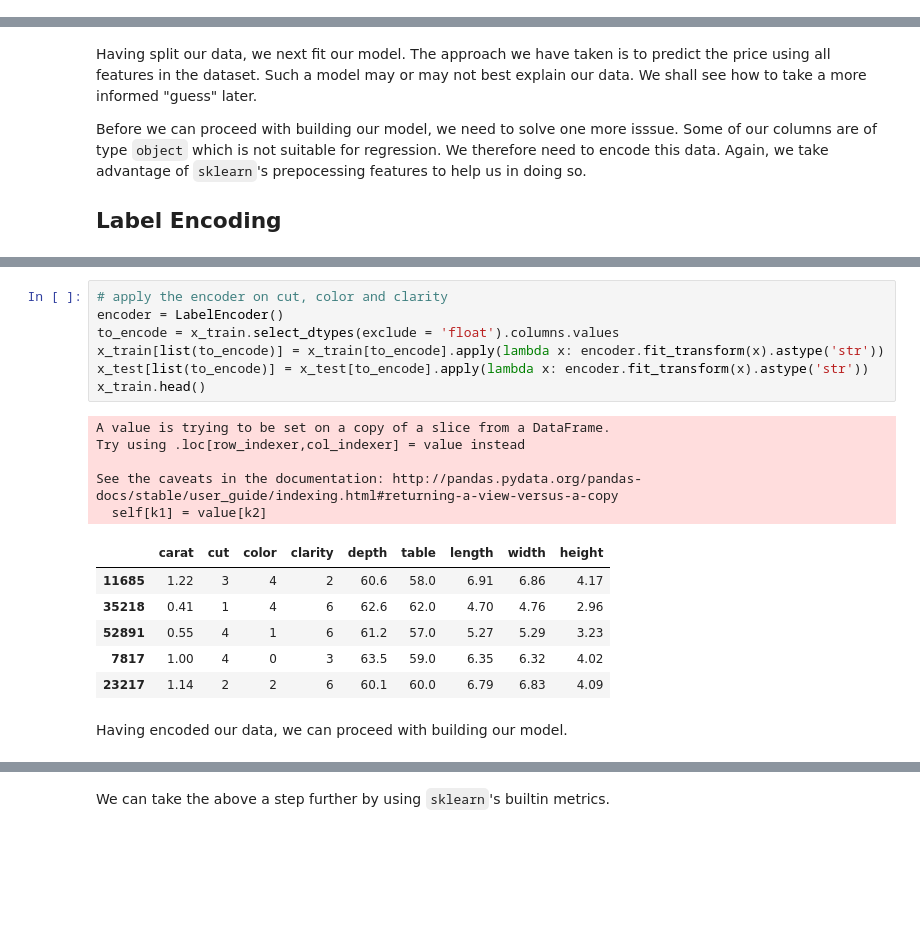
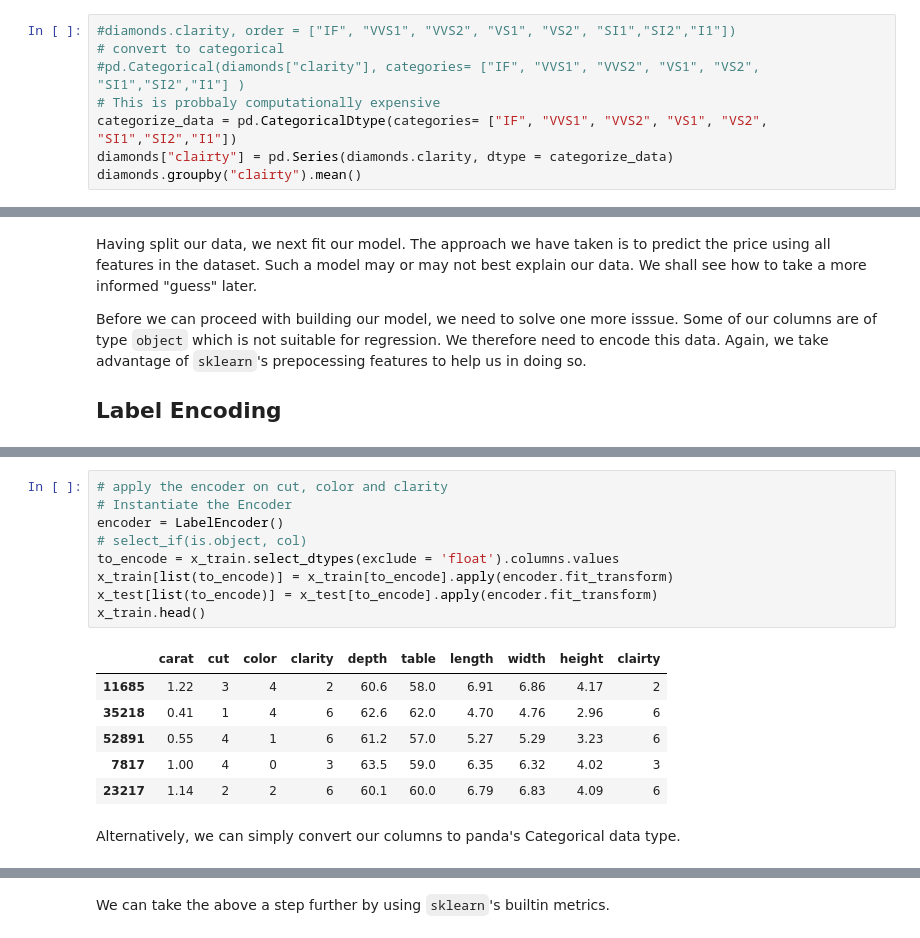
Before and after one commit to Nelson-Gon/sweetpy, a Jupyter notebook: pandas_and_diamonds.ipynb, the cells around one changed output, grey strips where cells are left out. Cells and saved outputs as stored; diff of their text form; blank space fills up the shorter version.

```diff
--- a/pandas_and_diamonds.ipynb
+++ b/pandas_and_diamonds.ipynb
@@ -327,0 +355,8 @@ dtype: float64
+# %%
+#diamonds.clarity, order = ["IF", "VVS1", "VVS2", "VS1", "VS2", "SI1","SI2","I1"])
+# convert to categorical
+#pd.Categorical(diamonds["clarity"], categories= ["IF", "VVS1", "VVS2", "VS1", "VS2", "SI1","SI2","I1"] )
+# This is probbaly computationally expensive
+categorize_data = pd.CategoricalDtype(categories= ["IF", "VVS1", "VVS2", "VS1", "VS2", "SI1","SI2","I1"])
+diamonds["clairty"] = pd.Series(diamonds.clarity, dtype = categorize_data)
+diamonds.groupby("clairty").mean()
@@ -392,22 +448,19 @@ height     float64
 dtype: object
 # %%
 # apply the encoder on cut, color and clarity
+# Instantiate the Encoder
 encoder = LabelEncoder()
+# select_if(is.object, col)
 to_encode = x_train.select_dtypes(exclude = 'float').columns.values
-x_train[list(to_encode)] = x_train[to_encode].apply(lambda x: encoder.fit_transform(x).astype('str'))
-x_test[list(to_encode)] = x_test[to_encode].apply(lambda x: encoder.fit_transform(x).astype('str'))
+x_train[list(to_encode)] = x_train[to_encode].apply(encoder.fit_transform)
+x_test[list(to_encode)] = x_test[to_encode].apply(encoder.fit_transform)
 x_train.head()
 # %% [output]
-A value is trying to be set on a copy of a slice from a DataFrame.
-Try using .loc[row_indexer,col_indexer] = value instead
-
-See the caveats in the documentation: http://pandas.pydata.org/pandas-docs/stable/user_guide/indexing.html#returning-a-view-versus-a-copy
-  self[k1] = value[k2]
-|  | carat | cut | color | clarity | depth | table | length | width | height |
-| 11685 | 1.22 | 3 | 4 | 2 | 60.6 | 58.0 | 6.91 | 6.86 | 4.17 |
-| 35218 | 0.41 | 1 | 4 | 6 | 62.6 | 62.0 | 4.70 | 4.76 | 2.96 |
-| 52891 | 0.55 | 4 | 1 | 6 | 61.2 | 57.0 | 5.27 | 5.29 | 3.23 |
-| 7817 | 1.00 | 4 | 0 | 3 | 63.5 | 59.0 | 6.35 | 6.32 | 4.02 |
-| 23217 | 1.14 | 2 | 2 | 6 | 60.1 | 60.0 | 6.79 | 6.83 | 4.09 |
+|  | carat | cut | color | clarity | depth | table | length | width | height | clairty |
+| 11685 | 1.22 | 3 | 4 | 2 | 60.6 | 58.0 | 6.91 | 6.86 | 4.17 | 2 |
+| 35218 | 0.41 | 1 | 4 | 6 | 62.6 | 62.0 | 4.70 | 4.76 | 2.96 | 6 |
+| 52891 | 0.55 | 4 | 1 | 6 | 61.2 | 57.0 | 5.27 | 5.29 | 3.23 | 6 |
+| 7817 | 1.00 | 4 | 0 | 3 | 63.5 | 59.0 | 6.35 | 6.32 | 4.02 | 3 |
+| 23217 | 1.14 | 2 | 2 | 6 | 60.1 | 60.0 | 6.79 | 6.83 | 4.09 | 6 |
-# %% [markdown]
-Having encoded our data, we can proceed with building our model.
+# %% [markdown]
+Alternatively, we can simply convert our columns to panda's Categorical data type.
```
Also changed, not shown: parts of 44 cells of this notebook.
